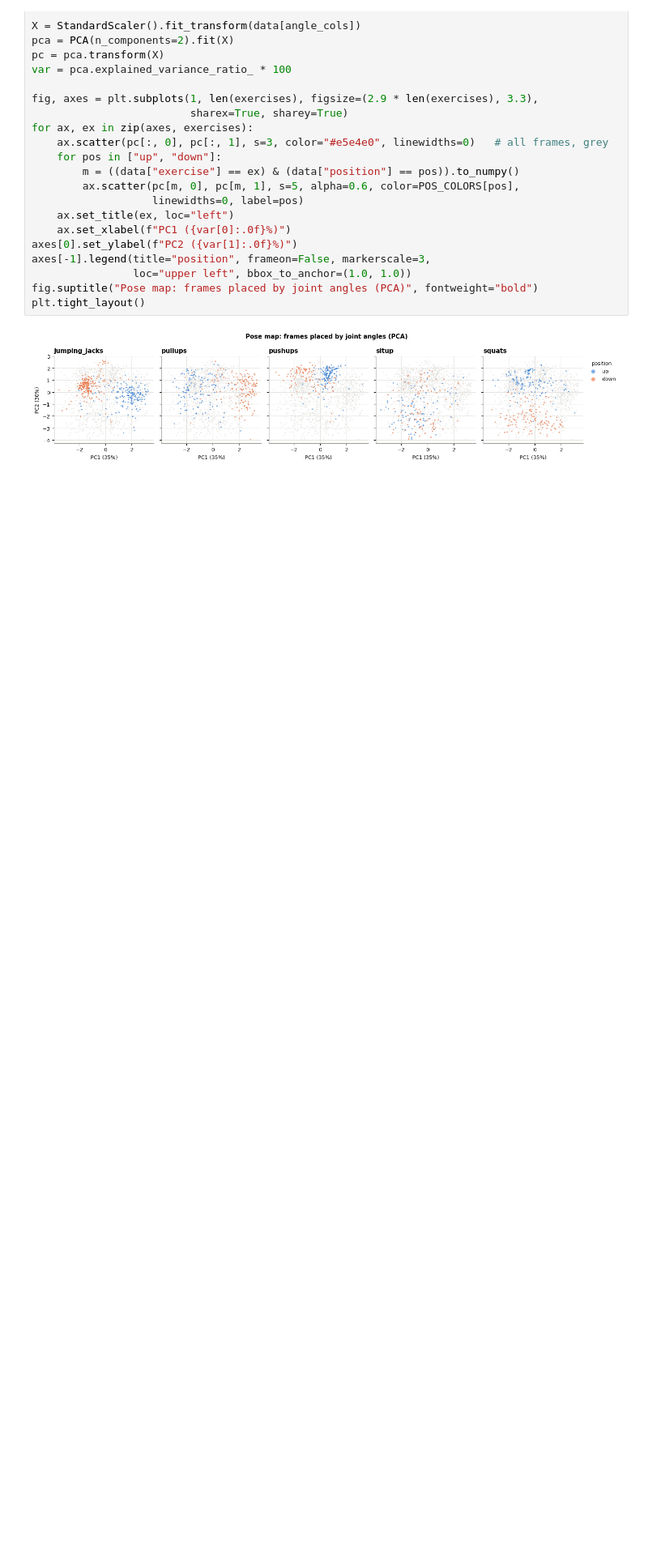
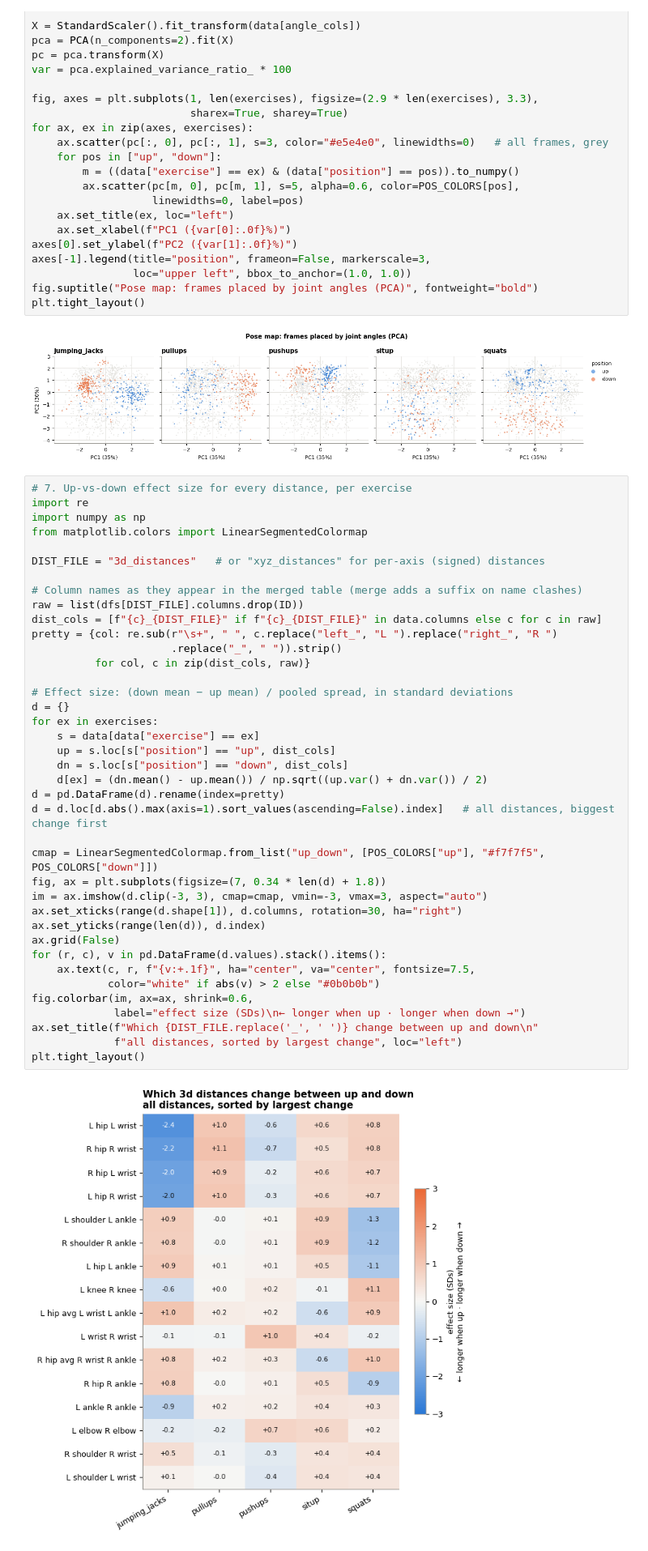
Before and after one commit to Ekimxii/fitness_pose_tracker, a Jupyter notebook: form_analysis.ipynb, the cells around one changed output. Shown at 81% size. Saved outputs shown, nothing was run; the diff lists cells and outputs as text; blank space fills up the shorter version.

```diff
--- a/form_analysis.ipynb
+++ b/form_analysis.ipynb
@@ -202,3 +202,44 @@ fig.suptitle("Pose map: frames placed by joint angles (PCA)", fontweight="bold")
 plt.tight_layout()
 # %% [output]
 [figure]
+# %%
+# 7. Up-vs-down effect size for every distance, per exercise
+import re
+import numpy as np
+from matplotlib.colors import LinearSegmentedColormap
+
+DIST_FILE = "3d_distances"   # or "xyz_distances" for per-axis (signed) distances
+
+# Column names as they appear in the merged table (merge adds a suffix on name clashes)
+raw = list(dfs[DIST_FILE].columns.drop(ID))
+dist_cols = [f"{c}_{DIST_FILE}" if f"{c}_{DIST_FILE}" in data.columns else c for c in raw]
+pretty = {col: re.sub(r"\s+", " ", c.replace("left_", "L ").replace("right_", "R ")
+                      .replace("_", " ")).strip()
+          for col, c in zip(dist_cols, raw)}
+
+# Effect size: (down mean − up mean) / pooled spread, in standard deviations
+d = {}
+for ex in exercises:
+    s = data[data["exercise"] == ex]
+    up = s.loc[s["position"] == "up", dist_cols]
+    dn = s.loc[s["position"] == "down", dist_cols]
+    d[ex] = (dn.mean() - up.mean()) / np.sqrt((up.var() + dn.var()) / 2)
+d = pd.DataFrame(d).rename(index=pretty)
+d = d.loc[d.abs().max(axis=1).sort_values(ascending=False).index]   # all distances, biggest change first
+
+cmap = LinearSegmentedColormap.from_list("up_down", [POS_COLORS["up"], "#f7f7f5", POS_COLORS["down"]])
+fig, ax = plt.subplots(figsize=(7, 0.34 * len(d) + 1.8))
+im = ax.imshow(d.clip(-3, 3), cmap=cmap, vmin=-3, vmax=3, aspect="auto")
+ax.set_xticks(range(d.shape[1]), d.columns, rotation=30, ha="right")
+ax.set_yticks(range(len(d)), d.index)
+ax.grid(False)
+for (r, c), v in pd.DataFrame(d.values).stack().items():
+    ax.text(c, r, f"{v:+.1f}", ha="center", va="center", fontsize=7.5,
+            color="white" if abs(v) > 2 else "#0b0b0b")
+fig.colorbar(im, ax=ax, shrink=0.6,
+             label="effect size (SDs)\n← longer when up · longer when down →")
+ax.set_title(f"Which {DIST_FILE.replace('_', ' ')} change between up and down\n"
+             f"all distances, sorted by largest change", loc="left")
+plt.tight_layout()
+# %% [output]
+[figure, added]
```
Also changed, not shown: parts of 2 cells of this notebook.
